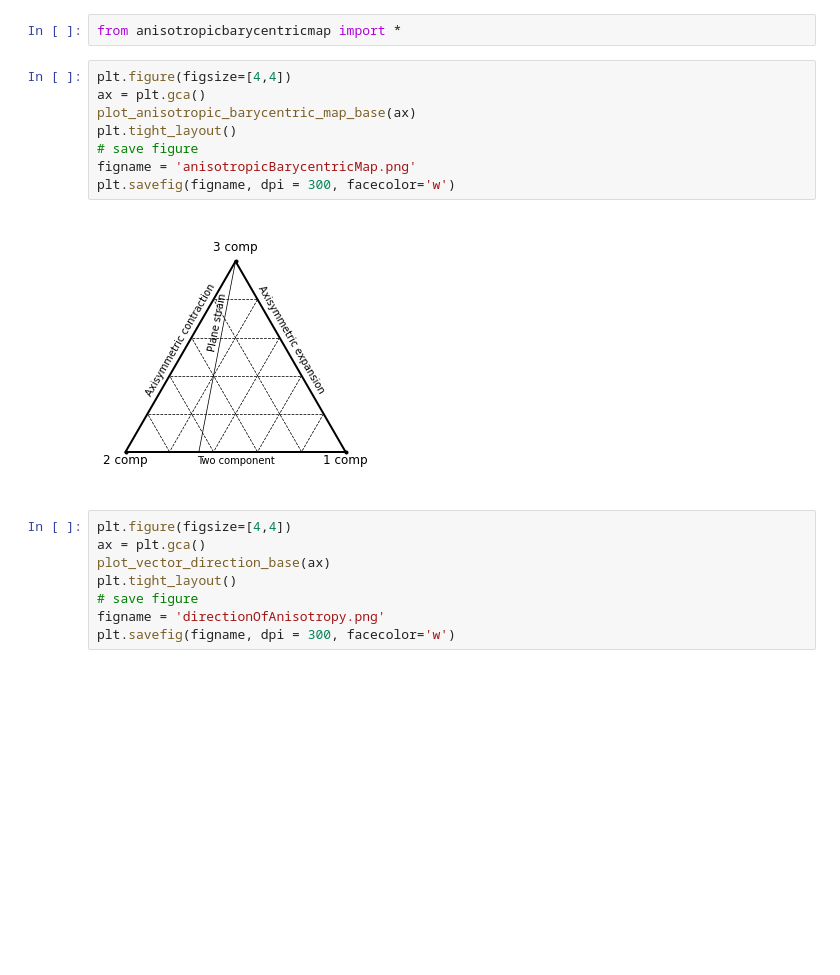
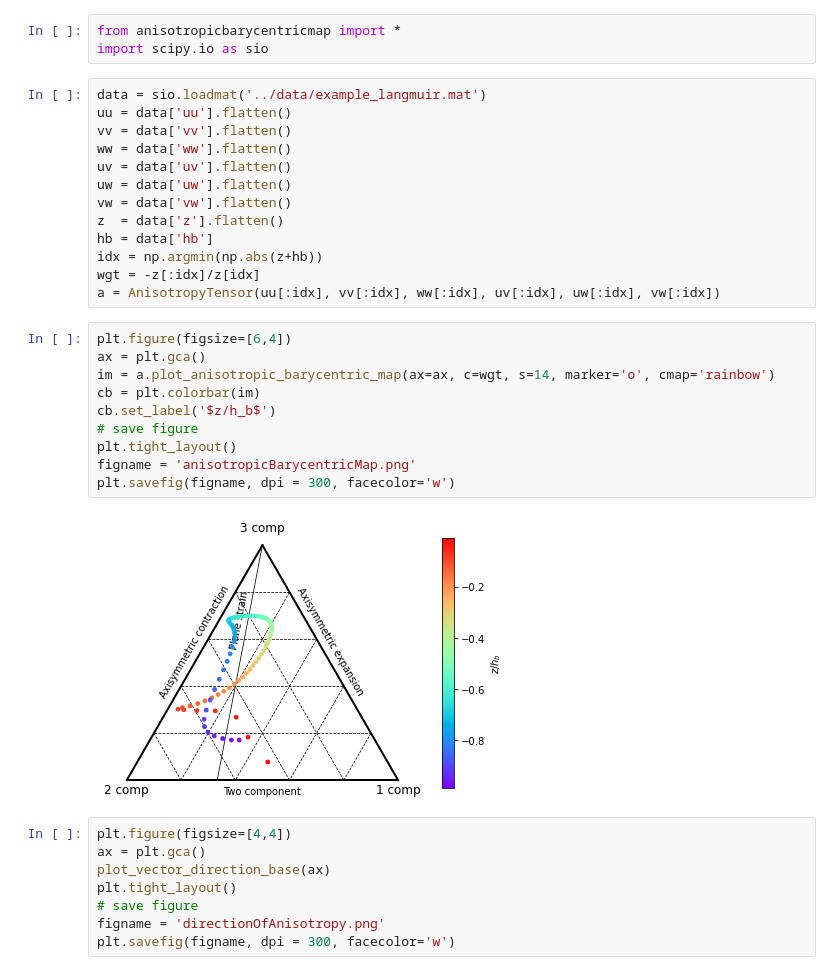
Before and after one commit to qingli411/anisotropic_barycentric_map, a Jupyter notebook: python/example.ipynb, the cells around one changed output. Saved outputs shown, nothing was run; the diff lists cells and outputs as text; blank space fills up the shorter version.

Commit message:
Plot anisotropic barycentric map

```diff
--- a/python/example.ipynb
+++ b/python/example.ipynb
@@ -1,15 +1,31 @@
 # %%
 from anisotropicbarycentricmap import *
+import scipy.io as sio
-# %%
-plt.figure(figsize=[4,4])
-ax = plt.gca()
-plot_anisotropic_barycentric_map_base(ax)
-plt.tight_layout()
-# save figure
-figname = 'anisotropicBarycentricMap.png'
-plt.savefig(figname, dpi = 300, facecolor='w')
-# %% [output]
-[figure, removed]
+# %%
+data = sio.loadmat('../data/example_langmuir.mat')
+uu = data['uu'].flatten()
+vv = data['vv'].flatten()
+ww = data['ww'].flatten()
+uv = data['uv'].flatten()
+uw = data['uw'].flatten()
+vw = data['vw'].flatten()
+z  = data['z'].flatten()
+hb = data['hb']
+idx = np.argmin(np.abs(z+hb))
+wgt = -z[:idx]/z[idx]
+a = AnisotropyTensor(uu[:idx], vv[:idx], ww[:idx], uv[:idx], uw[:idx], vw[:idx])
+# %%
+plt.figure(figsize=[6,4])
+ax = plt.gca()
+im = a.plot_anisotropic_barycentric_map(ax=ax, c=wgt, s=14, marker='o', cmap='rainbow')
+cb = plt.colorbar(im)
+cb.set_label('$z/h_b$')
+# save figure
+plt.tight_layout()
+figname = 'anisotropicBarycentricMap.png'
+plt.savefig(figname, dpi = 300, facecolor='w')
+# %% [output]
+[figure, added]
 # %%
 plt.figure(figsize=[4,4])
 ax = plt.gca()
```
Also changed, not shown: 2 other files.
